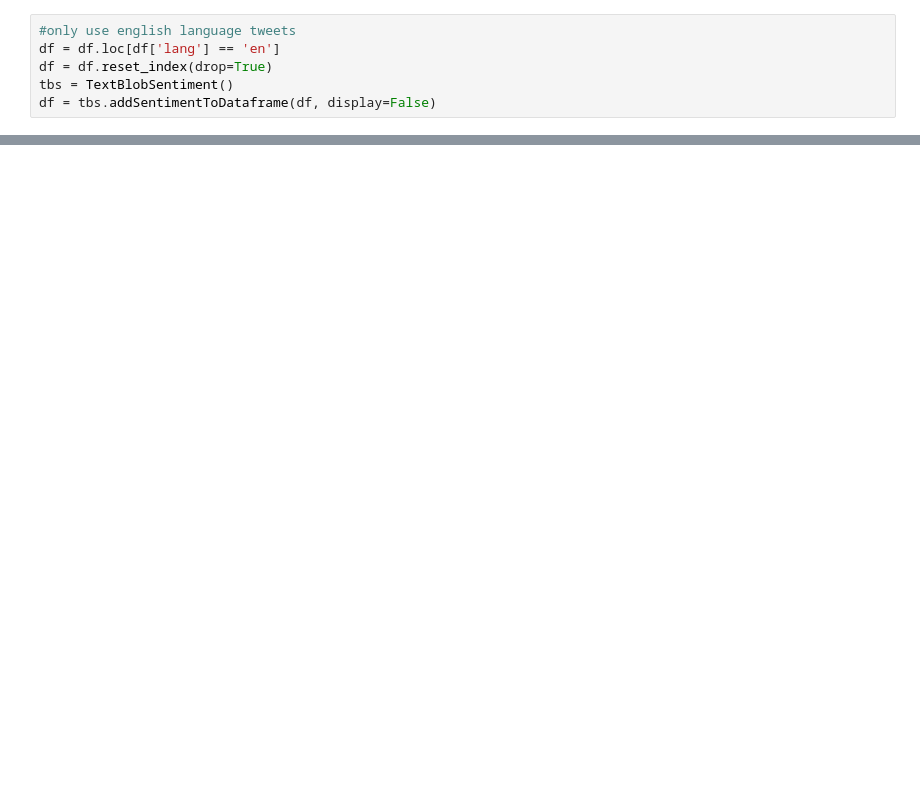
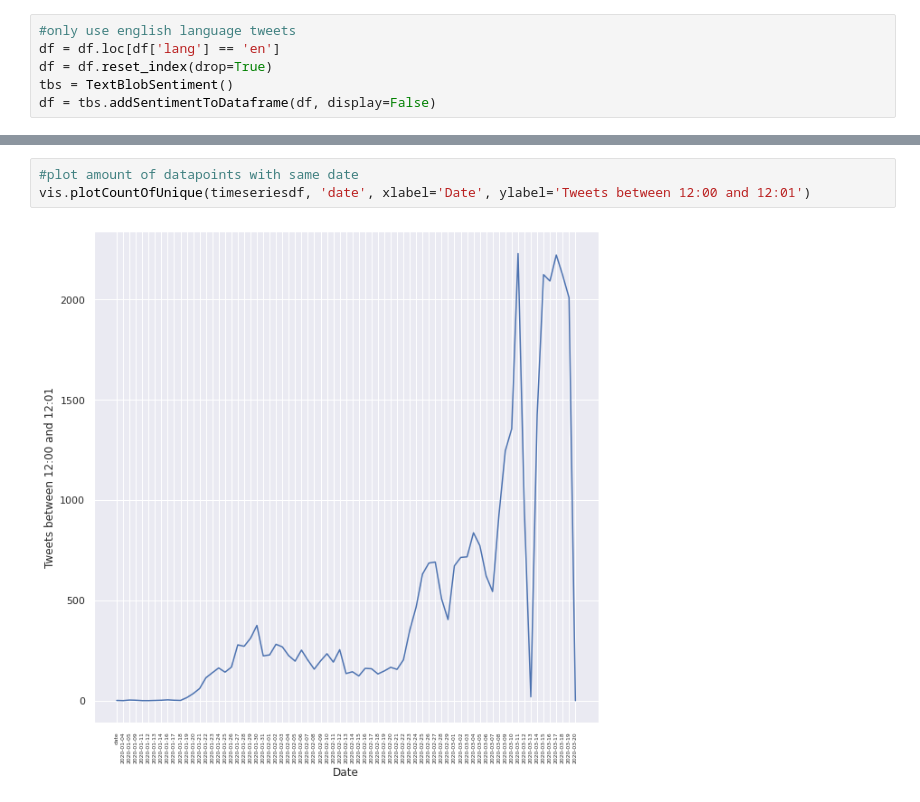
Before and after one commit to wray27/Coronavirus-Sentiment, a Jupyter notebook: notebooks/twintDataPipeline.ipynb, the cells around one changed output, grey strips where cells are left out. Drawn from its saved outputs; the diff is of its cells as text; blank space fills up the shorter version.

```diff
--- a/notebooks/twintDataPipeline.ipynb
+++ b/notebooks/twintDataPipeline.ipynb
@@ -45,0 +66,5 @@ vis.showWordCloud(df, 'tweet')
+# %%
+#plot amount of datapoints with same date
+vis.plotCountOfUnique(timeseriesdf, 'date', xlabel='Date', ylabel='Tweets between 12:00 and 12:01')
+# %% [output]
+[figure, added]
```
Also changed, not shown: parts of 7 cells of this notebook, 11 other files.
